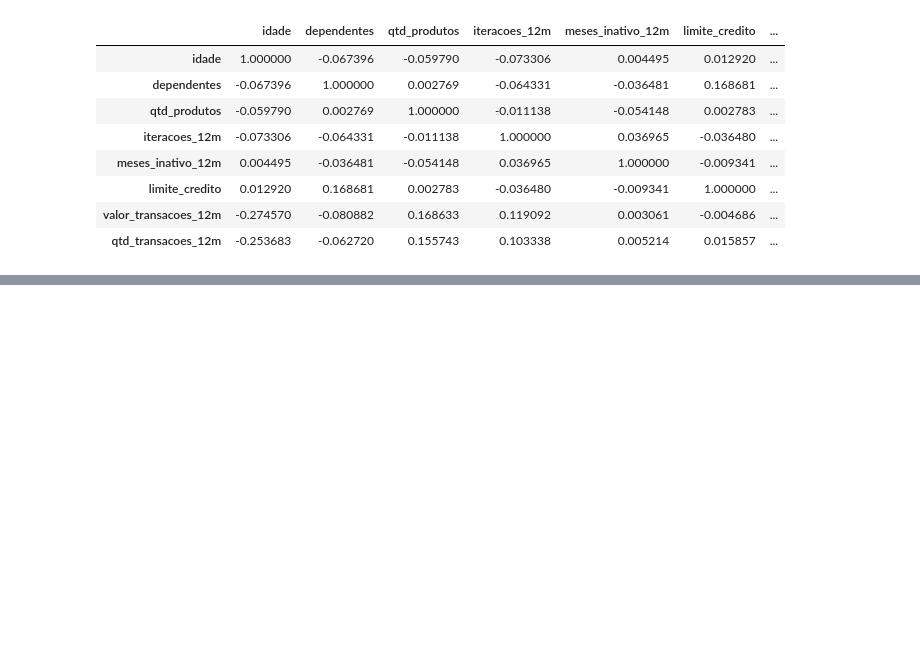
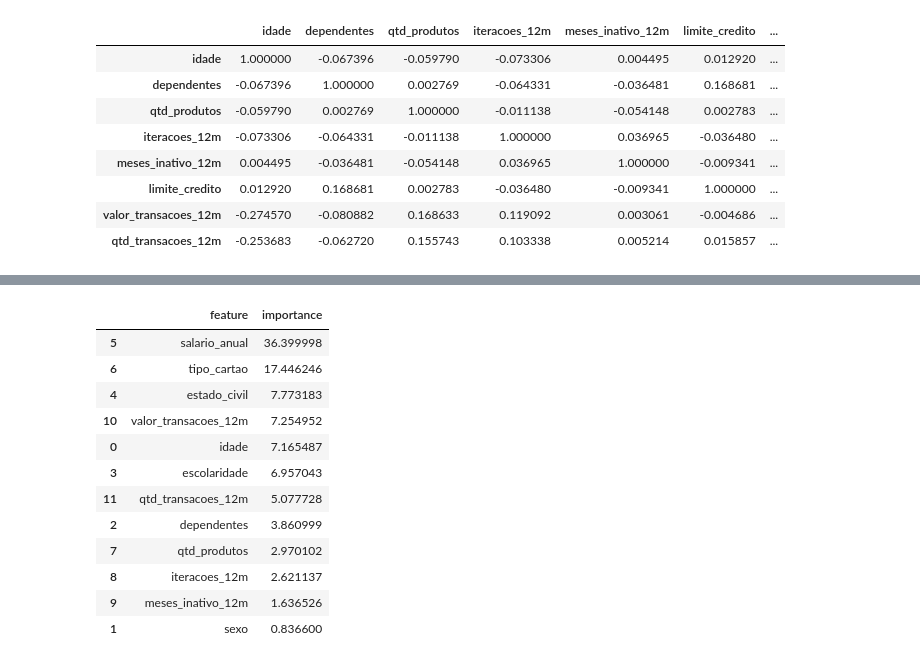
Before and after one commit to MatheusFilipeASilva/Projeto_Final_SQL_Credito, a Jupyter notebook: MachineLearning.ipynb, the cells around one changed output, grey strips where cells are left out. Saved outputs shown, nothing was run; the diff lists cells and outputs as text; code cells hidden in the pictures; blank space fills up the shorter version.

```diff
--- a/MachineLearning.ipynb
+++ b/MachineLearning.ipynb
@@ -121,0 +140,12 @@ credito[var_quantitativas].corr()
+# %%
+# Fazendo split de treino e teste:
+X_train, X_test, y_train, y_test = train_test_split(X, y, test_size=0.2, random_state=40028922)
+# %%
+model = CatBoostRegressor(
+    iterations=500,
+    learning_rate = 0.05,
+    depth = 6,
+    loss_function = "RMSE",
+    random_seed = 40028922,
+    verbose = False
+)
@@ -121,0 +200,21 @@ credito[var_quantitativas].corr()
+# %%
+feature_importance = pd.DataFrame({
+    "feature": X_train.columns,
+    "importance": model.get_feature_importance(),
+}).sort_values("importance", ascending=False)
+# %%
+feature_importance
+# %% [output]
+|  | feature | importance |
+| 5 | salario_anual | 36.399998 |
+| 6 | tipo_cartao | 17.446246 |
+| 4 | estado_civil | 7.773183 |
+| 10 | valor_transacoes_12m | 7.254952 |
+| 0 | idade | 7.165487 |
+| 3 | escolaridade | 6.957043 |
+| 11 | qtd_transacoes_12m | 5.077728 |
+| 2 | dependentes | 3.860999 |
+| 7 | qtd_produtos | 2.970102 |
+| 8 | iteracoes_12m | 2.621137 |
+| 9 | meses_inativo_12m | 1.636526 |
+| 1 | sexo | 0.836600 |
```
Also changed, not shown: parts of 11 cells of this notebook, 4 other files.
